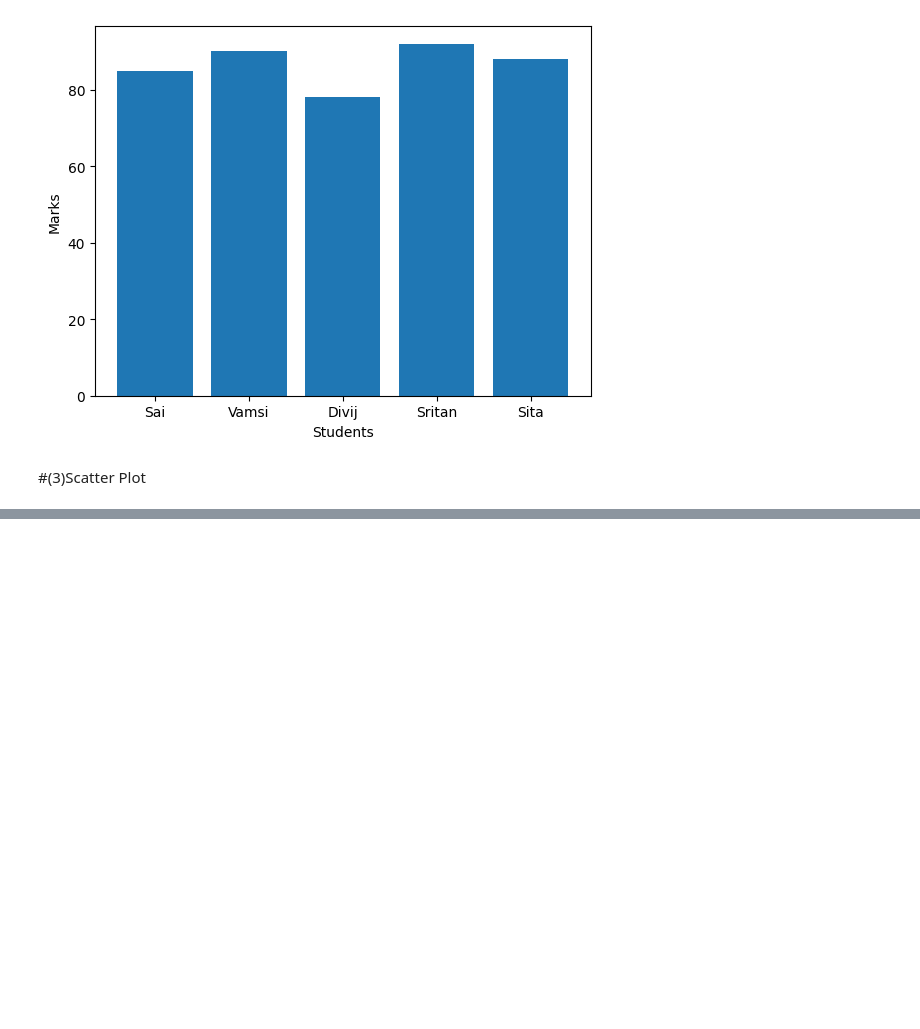
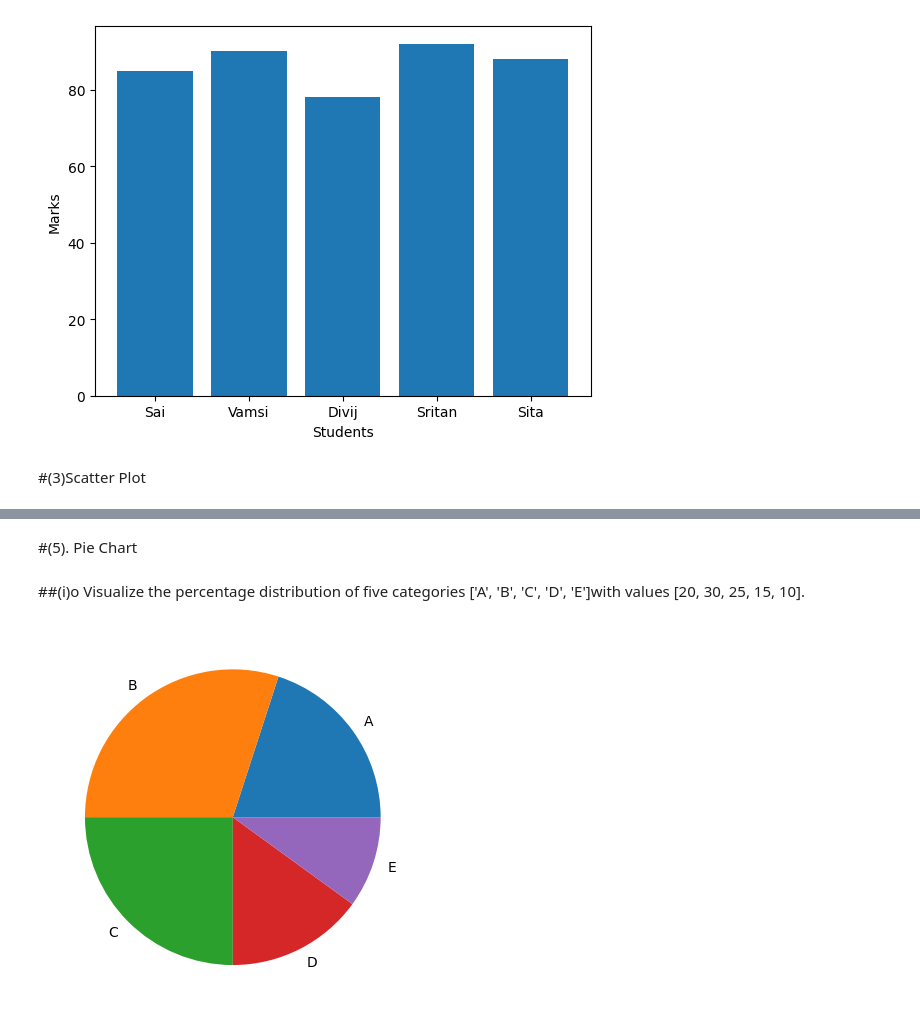
Before and after one commit to Jagadeeshkavuri1/ML_assignments, a Jupyter notebook: assignment-3.ipynb, the cells around one changed output, grey strips where cells are left out. Saved outputs shown, nothing was run; the diff lists cells and outputs as text; code cells hidden in the pictures; blank space fills up the shorter version.

```diff
--- a/assignment-3.ipynb
+++ b/assignment-3.ipynb
@@ -62,0 +104,11 @@ plt.show()
+# %% [markdown]
+#(5). Pie Chart
+# %% [markdown]
+##(i)o Visualize the percentage distribution of five categories ['A', 'B', 'C', 'D', 'E']with values [20, 30, 25, 15, 10].
+# %%
+categories = ['A', 'B', 'C', 'D', 'E']
+values = [20, 30, 25, 15, 10]
+plt.pie(values, labels=categories)
+plt.show()
+# %% [output]
+[figure, added]
```
Also changed, not shown: parts of 34 cells of this notebook.
